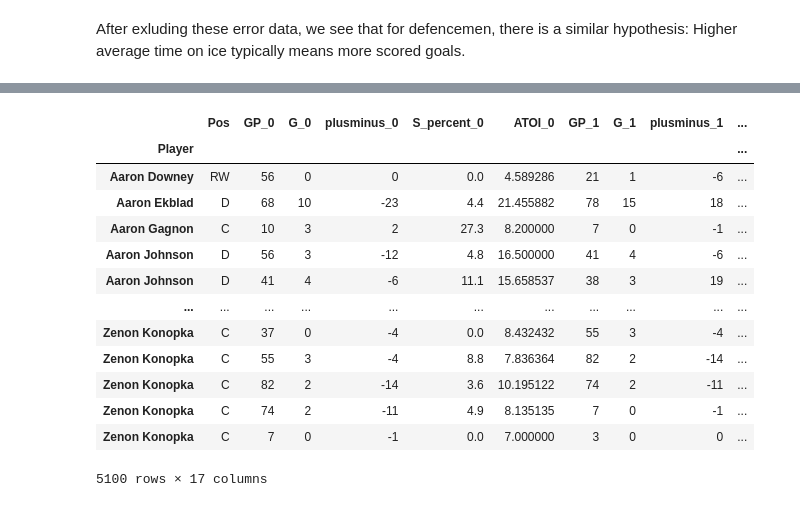
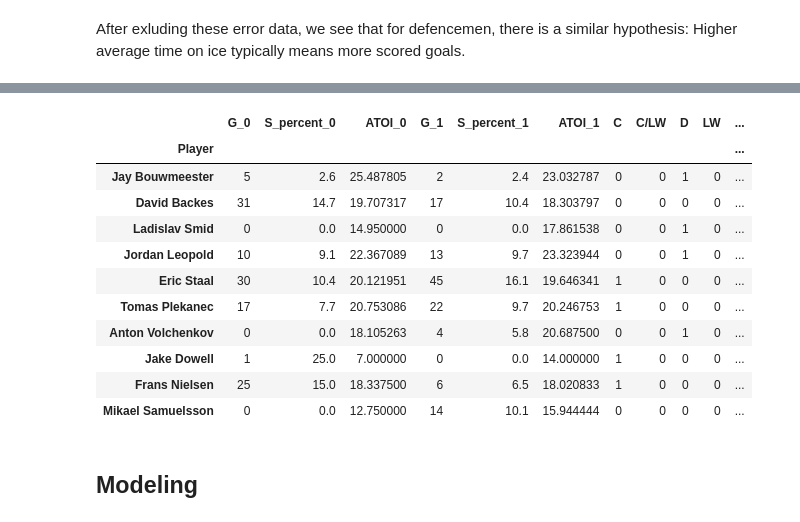
Before and after one commit to VL-CZ/NDBI048-data-science, a Jupyter notebook: homework/NHL-data-report.ipynb, the cells around one changed output, grey strips where cells are left out. Saved outputs shown, nothing was run; the diff lists cells and outputs as text; code cells hidden in the pictures.

Commit message:
data preparation completed

```diff
--- a/homework/NHL-data-report.ipynb
+++ b/homework/NHL-data-report.ipynb
@@ -261,5 +274,5 @@ mozna rozdelit na utocniky a obrance?
 # %%
-TRAIN_SEASONS = 3
+TRAIN_SEASONS = 2
 
 def get_four_consecutives(numbers):
     numbers.sort()
@@ -269,59 +282,64 @@ def get_four_consecutives(numbers):
     consecutives, has_results = [], False
 
     for i in range(len(numbers) - TRAIN_SEASONS):
-        y1, y2, y3, y4 = numbers[i:i+TRAIN_SEASONS+1]
-        if y1 + 1 == y2 and y1 + 2 == y3 and y1 + 3 == y4:
-            consecutives += [(y1, y2, y3, y4)]
+        y1, y2, y3 = numbers[i:i + TRAIN_SEASONS + 1]
+        if y1 + 1 == y2 and y1 + 2 == y3:
+            consecutives += [(y1, y2, y3)]
             has_results = True
 
     return consecutives if has_results else None
 
 
 def normalize(row):
     seasons, last_season = row["Con_seasons"][:-1], row["Con_seasons"][-1]
     indexes = [row["Season"].index(s) for s in seasons]
     target_index = row["Season"].index(last_season)
 
     row["target"] = row["G"][target_index]
     row["Pos"] = row["Pos"][0]
 
     for col_index, i in enumerate(indexes):
         row[f"G_{col_index}"] = row["G"][i]
-        row[f"GP_{col_index}"] = row["GP"][i]
-        row[f"plusminus_{col_index}"] = row["plusminus"][i]
         row[f"S_percent_{col_index}"] = row["S_percent"][i]
         row[f"ATOI_{col_index}"] = row["ATOI"][i]
 
     return row
 
-
+# Group the data by player
 players_agg = df.groupby(["Player"]).aggregate(lambda x: list(x))
 players_agg["Con_seasons"] = players_agg["Season"].apply(get_four_consecutives)
-players_agg = players_agg.loc[players_agg["Con_seasons"].notna()] # about half of records
+players_agg = players_agg.loc[players_agg["Con_seasons"].notna()]
 players_agg = players_agg.explode("Con_seasons")
+
+# create features for each season
 players_agg = players_agg.apply(normalize, axis=1)
 
+# select the right columns
 columns = ["Pos"]
-
 for i in range(TRAIN_SEASONS):
-    columns += [f"GP_{i}", f"G_{i}", f"plusminus_{i}", f"S_percent_{i}", f"ATOI_{i}"]
-
-columns += ["target"]
+    columns += [f"G_{i}", f"S_percent_{i}", f"ATOI_{i}"]
+# columns += ["target"]
 
 players_agg = players_agg[columns]
-players_agg
+
+# Get one hot encoding of Position
+one_hot = pd.get_dummies(players_agg['Pos'])
+players_agg = players_agg.drop('Pos',axis = 1)
+players_agg = players_agg.join(one_hot)
+
+players_agg.sample(n=10)
 # %% [output]
-|  | Pos | GP_0 | G_0 | plusminus_0 | S_percent_0 | ATOI_0 | GP_1 | G_1 | plusminus_1 | ... |
-| Player |  |  |  |  |  |  |  |  |  | ... |
-| Aaron Downey | RW | 56 | 0 | 0 | 0.0 | 4.589286 | 21 | 1 | -6 | ... |
-| Aaron Ekblad | D | 68 | 10 | -23 | 4.4 | 21.455882 | 78 | 15 | 18 | ... |
-| Aaron Gagnon | C | 10 | 3 | 2 | 27.3 | 8.200000 | 7 | 0 | -1 | ... |
-| Aaron Johnson | D | 56 | 3 | -12 | 4.8 | 16.500000 | 41 | 4 | -6 | ... |
-| Aaron Johnson | D | 41 | 4 | -6 | 11.1 | 15.658537 | 38 | 3 | 19 | ... |
-| ... | ... | ... | ... | ... | ... | ... | ... | ... | ... | ... |
-| Zenon Konopka | C | 37 | 0 | -4 | 0.0 | 8.432432 | 55 | 3 | -4 | ... |
-| Zenon Konopka | C | 55 | 3 | -4 | 8.8 | 7.836364 | 82 | 2 | -14 | ... |
-| Zenon Konopka | C | 82 | 2 | -14 | 3.6 | 10.195122 | 74 | 2 | -11 | ... |
-| Zenon Konopka | C | 74 | 2 | -11 | 4.9 | 8.135135 | 7 | 0 | -1 | ... |
-| Zenon Konopka | C | 7 | 0 | -1 | 0.0 | 7.000000 | 3 | 0 | 0 | ... |
+|  | G_0 | S_percent_0 | ATOI_0 | G_1 | S_percent_1 | ATOI_1 | C | C/LW | D | LW | ... |
+| Player |  |  |  |  |  |  |  |  |  |  | ... |
+| Jay Bouwmeester | 5 | 2.6 | 25.487805 | 2 | 2.4 | 23.032787 | 0 | 0 | 1 | 0 | ... |
+| David Backes | 31 | 14.7 | 19.707317 | 17 | 10.4 | 18.303797 | 0 | 0 | 0 | 0 | ... |
+| Ladislav Smid | 0 | 0.0 | 14.950000 | 0 | 0.0 | 17.861538 | 0 | 0 | 1 | 0 | ... |
+| Jordan Leopold | 10 | 9.1 | 22.367089 | 13 | 9.7 | 23.323944 | 0 | 0 | 1 | 0 | ... |
+| Eric Staal | 30 | 10.4 | 20.121951 | 45 | 16.1 | 19.646341 | 1 | 0 | 0 | 0 | ... |
+| Tomas Plekanec | 17 | 7.7 | 20.753086 | 22 | 9.7 | 20.246753 | 1 | 0 | 0 | 0 | ... |
+| Anton Volchenkov | 0 | 0.0 | 18.105263 | 4 | 5.8 | 20.687500 | 0 | 0 | 1 | 0 | ... |
+| Jake Dowell | 1 | 25.0 | 7.000000 | 0 | 0.0 | 14.000000 | 1 | 0 | 0 | 0 | ... |
+| Frans Nielsen | 25 | 15.0 | 18.337500 | 6 | 6.5 | 18.020833 | 1 | 0 | 0 | 0 | ... |
+| Mikael Samuelsson | 0 | 0.0 | 12.750000 | 14 | 10.1 | 15.944444 | 0 | 0 | 0 | 0 | ... |
-5100 rows × 17 columns
+# %% [markdown]
+## Modeling
```
Also changed, not shown: parts of 3 cells of this notebook.
